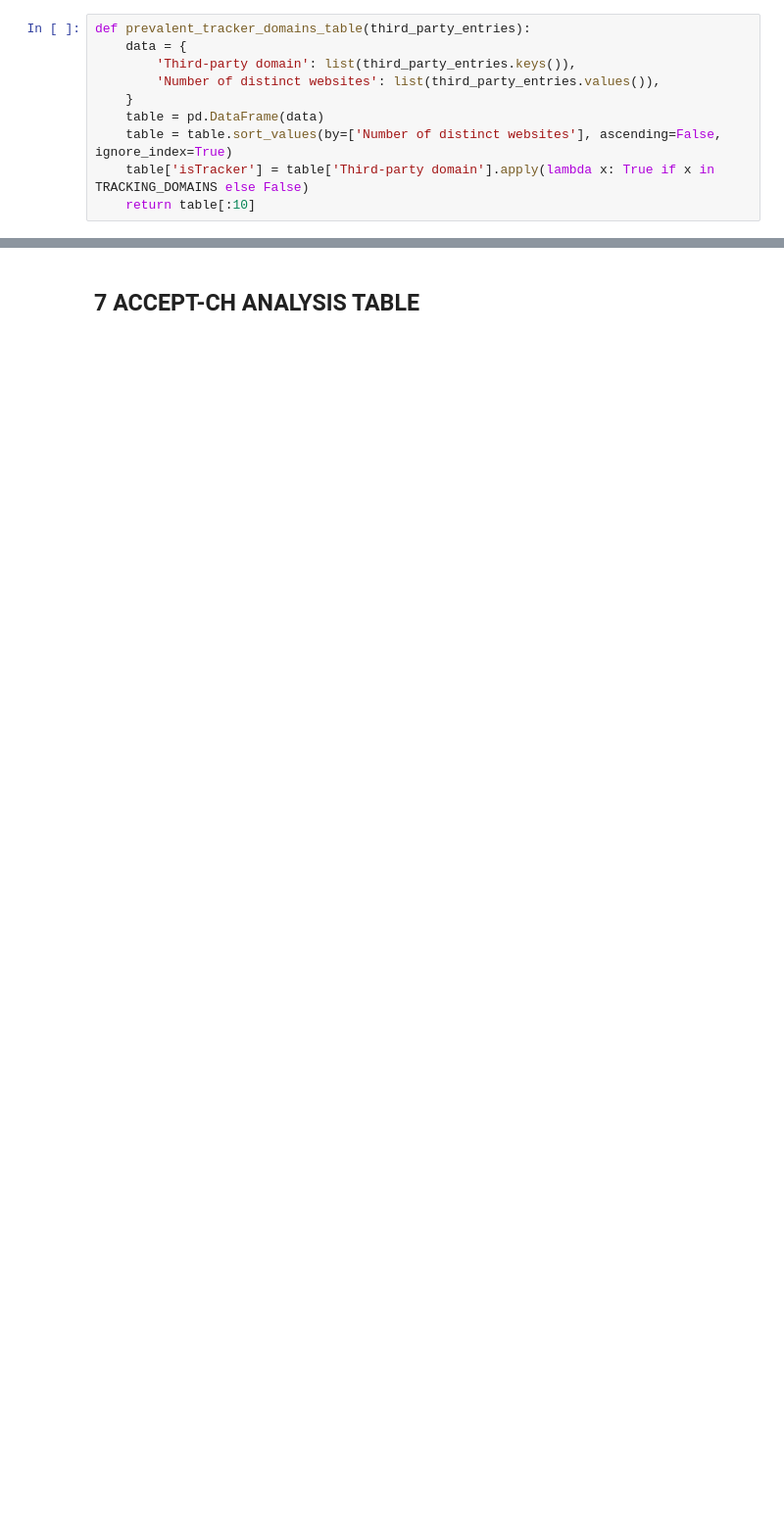
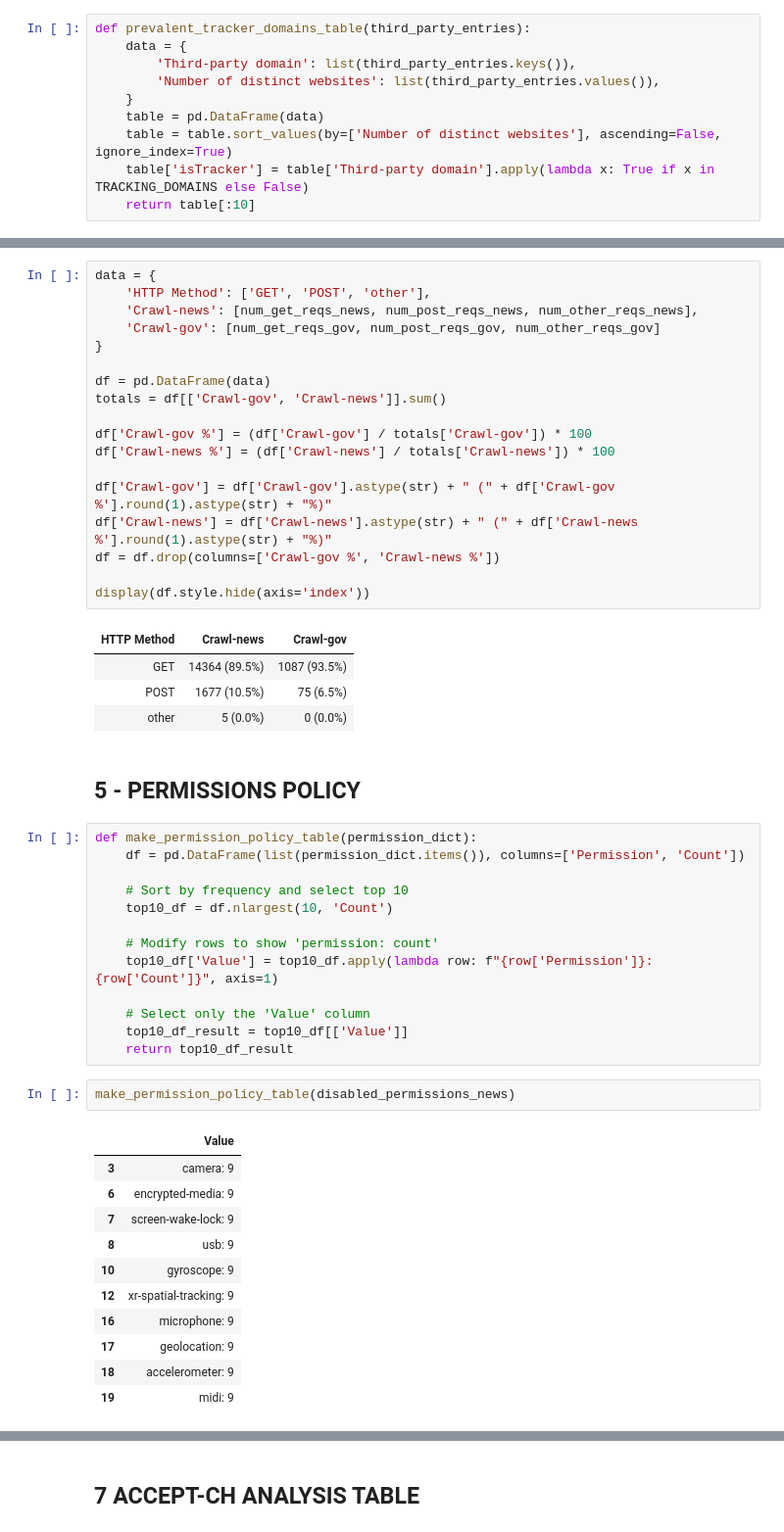
Before and after one commit to jeka-e/WebCrawler, a Jupyter notebook: analysis/analysis.ipynb, the cells around one changed output, grey strips where cells are left out. Shown at 98% size. Cells and saved outputs as stored; diff of their text form; blank space fills up the shorter version.

```diff
--- a/analysis/analysis.ipynb
+++ b/analysis/analysis.ipynb
@@ -245,0 +431,52 @@ tracker_table_gov.to_latex()
+# %%
+data = {
+    'HTTP Method': ['GET', 'POST', 'other'],
+    'Crawl-news': [num_get_reqs_news, num_post_reqs_news, num_other_reqs_news],
+    'Crawl-gov': [num_get_reqs_gov, num_post_reqs_gov, num_other_reqs_gov]
+}
+
+df = pd.DataFrame(data)
+totals = df[['Crawl-gov', 'Crawl-news']].sum()
+
+df['Crawl-gov %'] = (df['Crawl-gov'] / totals['Crawl-gov']) * 100
+df['Crawl-news %'] = (df['Crawl-news'] / totals['Crawl-news']) * 100
+
+df['Crawl-gov'] = df['Crawl-gov'].astype(str) + " (" + df['Crawl-gov %'].round(1).astype(str) + "%)"
+df['Crawl-news'] = df['Crawl-news'].astype(str) + " (" + df['Crawl-news %'].round(1).astype(str) + "%)"
+df = df.drop(columns=['Crawl-gov %', 'Crawl-news %'])
+
+display(df.style.hide(axis='index'))
+# %% [output]
+| HTTP Method | Crawl-news | Crawl-gov |
+| GET | 14364 (89.5%) | 1087 (93.5%) |
+| POST | 1677 (10.5%) | 75 (6.5%) |
+| other | 5 (0.0%) | 0 (0.0%) |
+# %% [markdown]
+## 5 - PERMISSIONS POLICY
+# %%
+def make_permission_policy_table(permission_dict):
+    df = pd.DataFrame(list(permission_dict.items()), columns=['Permission', 'Count'])
+
+    # Sort by frequency and select top 10
+    top10_df = df.nlargest(10, 'Count')
+
+    # Modify rows to show 'permission: count'
+    top10_df['Value'] = top10_df.apply(lambda row: f"{row['Permission']}: {row['Count']}", axis=1)
+
+    # Select only the 'Value' column
+    top10_df_result = top10_df[['Value']]
+    return top10_df_result
+# %%
+make_permission_policy_table(disabled_permissions_news)
+# %% [output]
+|  | Value |
+| 3 | camera: 9 |
+| 6 | encrypted-media: 9 |
+| 7 | screen-wake-lock: 9 |
+| 8 | usb: 9 |
+| 10 | gyroscope: 9 |
+| 12 | xr-spatial-tracking: 9 |
+| 16 | microphone: 9 |
+| 17 | geolocation: 9 |
+| 18 | accelerometer: 9 |
+| 19 | midi: 9 |
```
Also changed, not shown: parts of 24 cells of this notebook, 5 other files.
